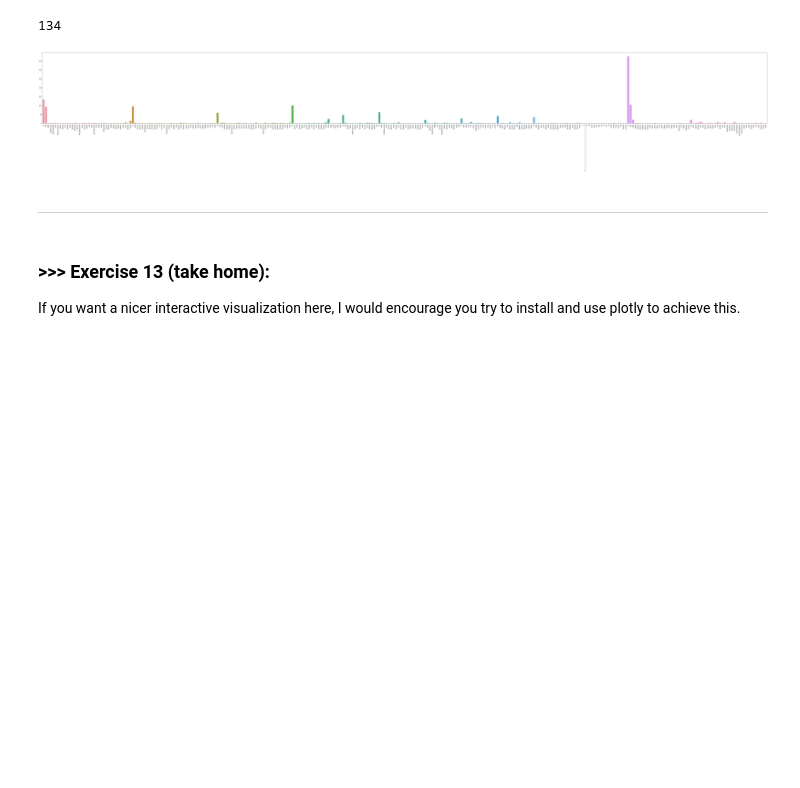
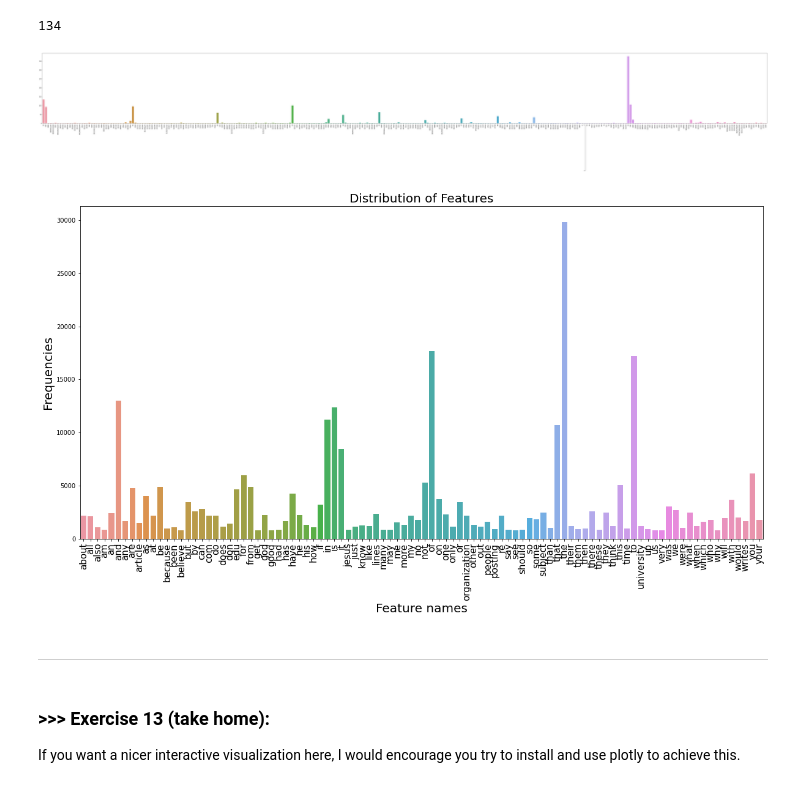
Before and after one commit to andy1124/DM2021-Lab1-master, a Jupyter notebook: DM2021-Lab1-master.ipynb, the cells around one changed output. Saved outputs shown, nothing was run; the diff lists cells and outputs as text; code cells hidden in the pictures; blank space fills up the shorter version.

```diff
--- a/DM2021-Lab1-master.ipynb
+++ b/DM2021-Lab1-master.ipynb
@@ -1238,6 +1275,26 @@ g = sns.barplot(x=count_vect.get_feature_names()[:300],
 g.set_xticklabels(count_vect.get_feature_names()[:300], rotation = 90);
 # %% [output]
 [figure]
+# %%
+# Use the frequency threshold (800) to filter out the feature with lower frequiencies.
+temp_x1 = []
+temp_y1 = []
+
+for i in range(len(term_frequencies)):
+    if term_frequencies[i]>800:
+        temp_x1.append(count_vect.get_feature_names_out()[i])
+        temp_y1.append(term_frequencies[i])
+# %%
+# Plot the distribution using higher frequency features.
+plt.subplots(figsize=(20, 10))
+
+g = sns.barplot(x=temp_x1, y=temp_y1)
+g.set_title('Distribution of Features', fontsize=20)
+g.set_xlabel('Feature names', fontsize=20)
+g.set_ylabel('Frequencies', fontsize=20)
+g.set_xticklabels(temp_x1, rotation = 90, fontsize=15);
+# %% [output]
+[figure, added]
 # %% [markdown]
 ---
 # %% [markdown]
```
Also changed, not shown: parts of 10 cells of this notebook.
